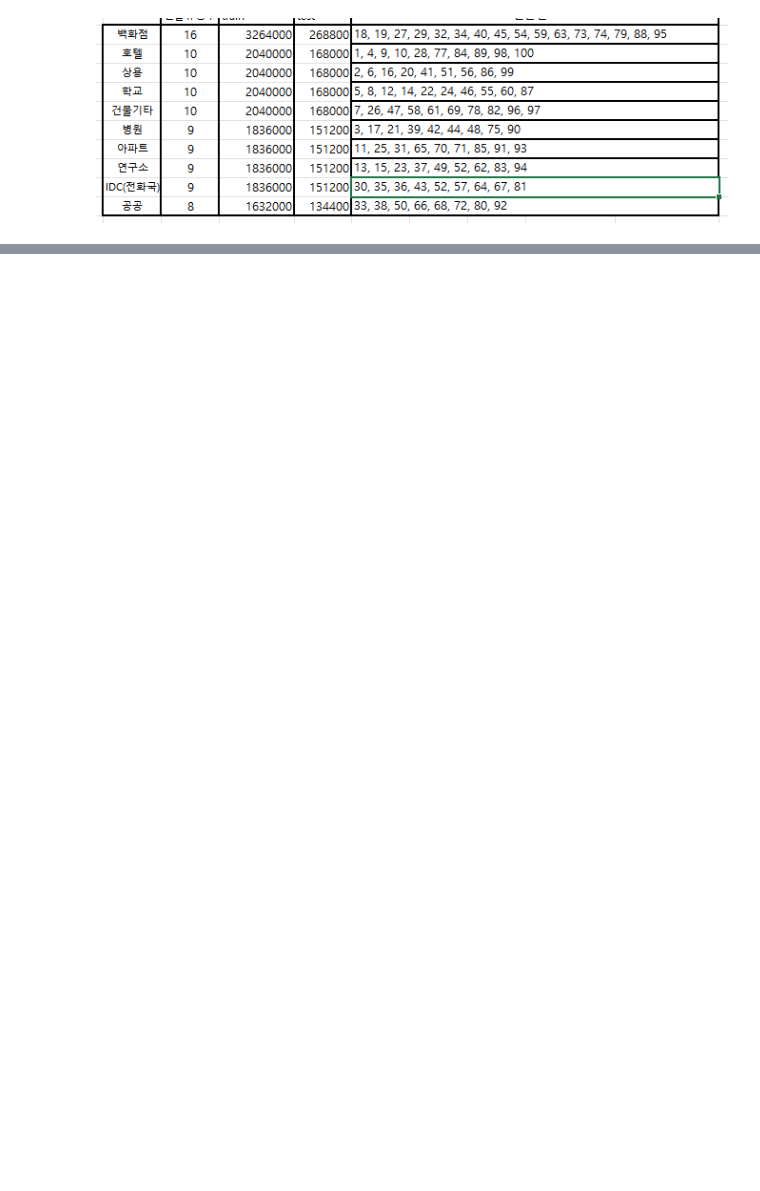
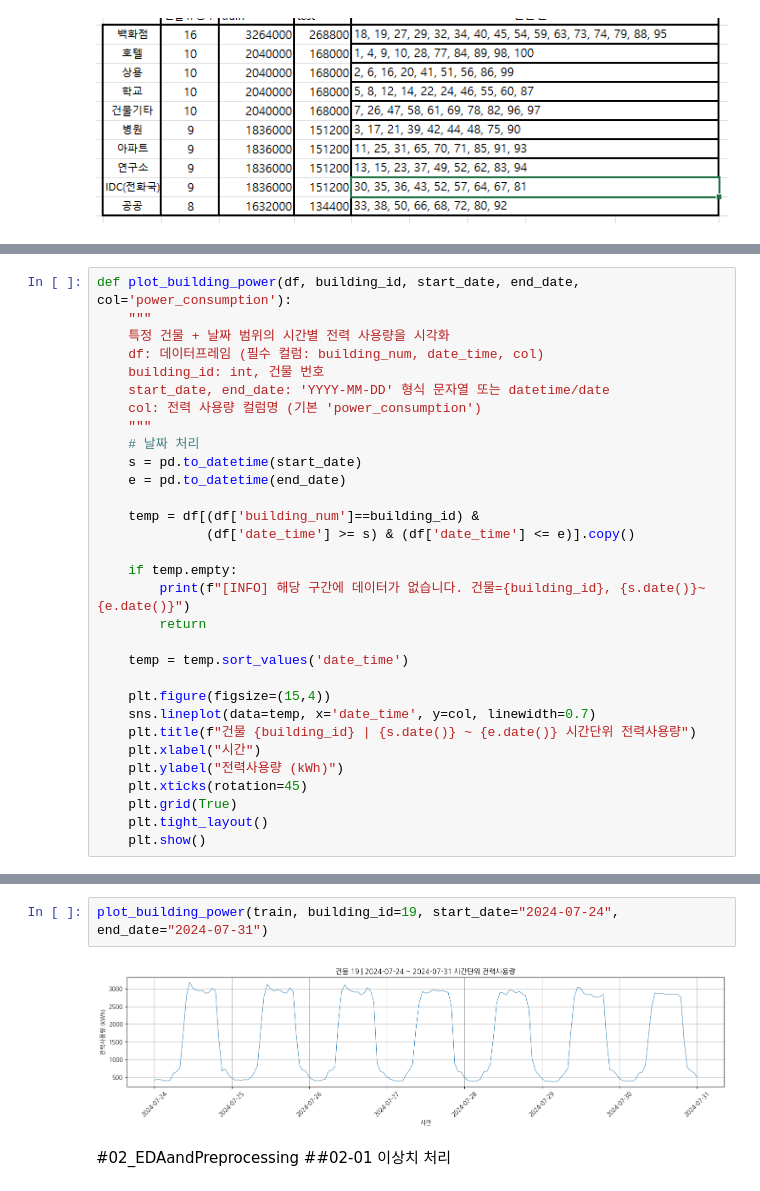
Before and after one commit to SonHyesang0914/2025dacon_powerU_github, a Jupyter notebook: 02_EDAandPreprocessing.ipynb, the cells around one changed output, grey strips where cells are left out. Cells and saved outputs as stored; diff of their text form; blank space fills up the shorter version.

```diff
--- a/02_EDAandPreprocessing.ipynb
+++ b/02_EDAandPreprocessing.ipynb
@@ -244,0 +297,31 @@ plt.show()
+# %%
+def plot_building_power(df, building_id, start_date, end_date, col='power_consumption'):
+    """
+    특정 건물 + 날짜 범위의 시간별 전력 사용량을 시각화
+    df: 데이터프레임 (필수 컬럼: building_num, date_time, col)
+    building_id: int, 건물 번호
+    start_date, end_date: 'YYYY-MM-DD' 형식 문자열 또는 datetime/date
+    col: 전력 사용량 컬럼명 (기본 'power_consumption')
+    """
+    # 날짜 처리
+    s = pd.to_datetime(start_date)
+    e = pd.to_datetime(end_date)
+
+    temp = df[(df['building_num']==building_id) &
+              (df['date_time'] >= s) & (df['date_time'] <= e)].copy()
+
+    if temp.empty:
+        print(f"[INFO] 해당 구간에 데이터가 없습니다. 건물={building_id}, {s.date()}~{e.date()}")
+        return
+
+    temp = temp.sort_values('date_time')
+
+    plt.figure(figsize=(15,4))
+    sns.lineplot(data=temp, x='date_time', y=col, linewidth=0.7)
+    plt.title(f"건물 {building_id} | {s.date()} ~ {e.date()} 시간단위 전력사용량")
+    plt.xlabel("시간")
+    plt.ylabel("전력사용량 (kWh)")
+    plt.xticks(rotation=45)
+    plt.grid(True)
+    plt.tight_layout()
+    plt.show()
@@ -244,0 +474,7 @@ plt.show()
+# %%
+plot_building_power(train, building_id=19, start_date="2024-07-24", end_date="2024-07-31")
+# %% [output]
+[figure, added]
+# %% [markdown]
+#02_EDAandPreprocessing
+##02-01 이상치 처리
```
Also changed, not shown: parts of 152 cells of this notebook.
